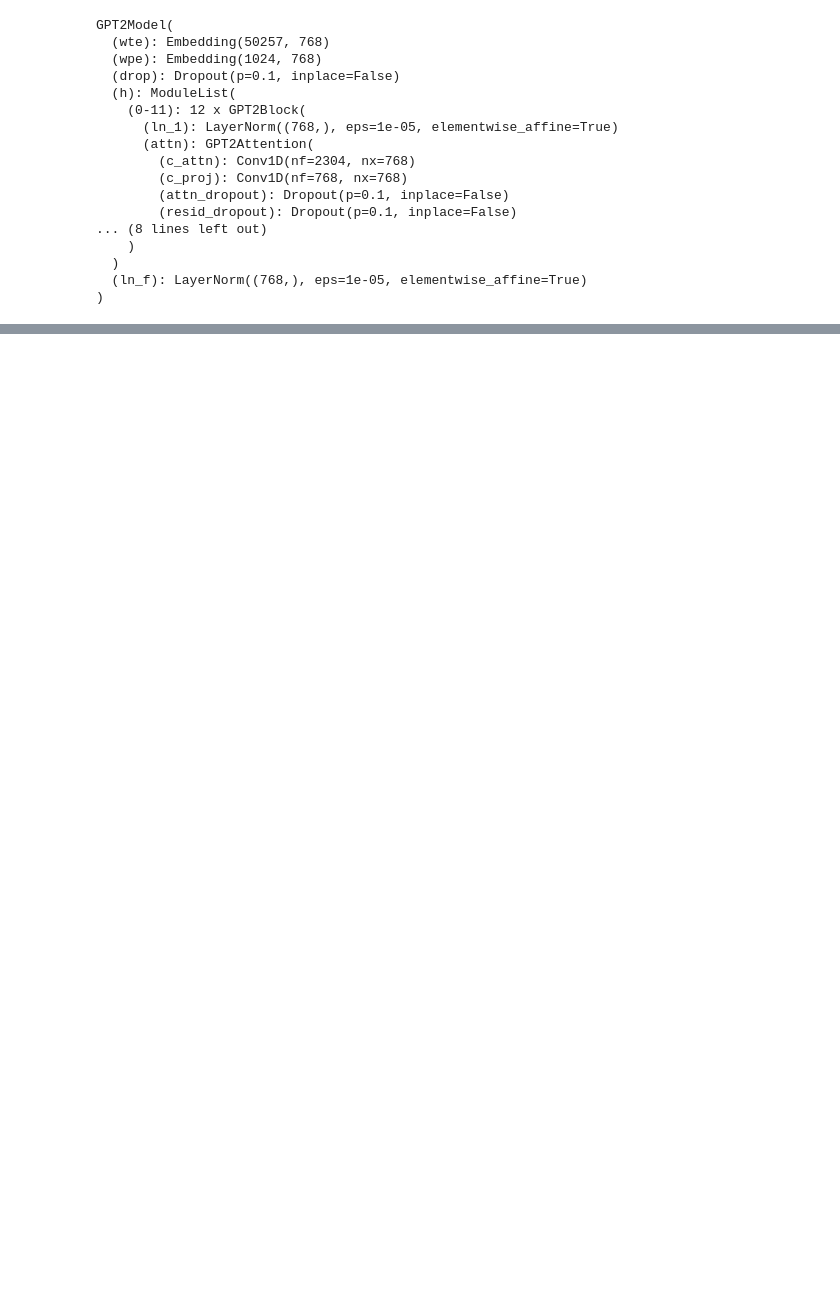
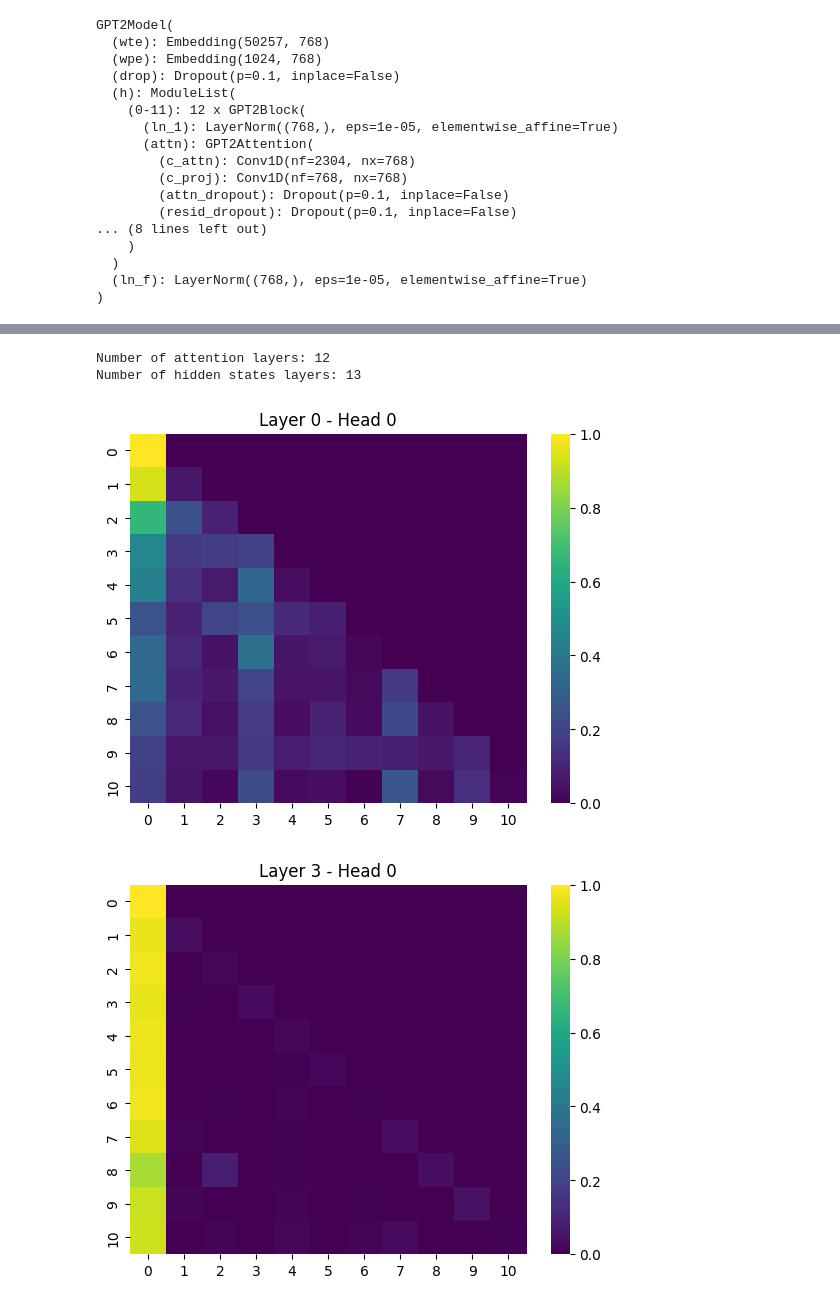
Before and after one commit to Badaszz/LLM_Grind, a Jupyter notebook: gpt2_analysis.ipynb, the cells around one changed output, grey strips where cells are left out. Cells and saved outputs as stored; diff of their text form; code cells hidden in the pictures; blank space fills up the shorter version.

```diff
--- a/gpt2_analysis.ipynb
+++ b/gpt2_analysis.ipynb
@@ -1,8 +1,11 @@
 # %%
-from transformers import GPT2Model
+from transformers import GPT2Model, GPT2Tokenizer
 import torch
 # Load pre-trained model
-model = GPT2Model.from_pretrained("gpt2")
+local_path = "models/gpt2"
+
+tokenizer = GPT2Tokenizer.from_pretrained(local_path)
+model = GPT2Model.from_pretrained(local_path, output_attentions=True, output_hidden_states=True)
 
 # Architecture summary
 print(model)
@@ -35,13 +38,26 @@ make_dot(outputs, params=dict(model.named_parameters()))
-# %%
-from transformers import GPT2Model, GPT2Tokenizer
-
-model_name = "gpt2"
-model.save_pretrained("models/gpt2")
-
-# Load model and tokenizer
-tokenizer = GPT2Tokenizer.from_pretrained(model_name)
-
-
-# Save locally
-
-tokenizer.save_pretrained("C:/Users/YourUserName/models/gpt2")
+# %%
+text = "Robotics is shaping the future. It is amazing."
+inputs = tokenizer(text, return_tensors="pt")
+
+outputs = model(**inputs)
+attentions = outputs.attentions        # list of (batch, heads, seq_len, seq_len)
+hidden_states = outputs.hidden_states  # list of (batch, seq_len, hidden_dim)
+print(f"Number of attention layers: {len(attentions)}")
+print(f"Number of hidden states layers: {len(hidden_states)}")
+# %% [output]
+Number of attention layers: 12
+Number of hidden states layers: 13
+# %%
+# Visualize attention
+
+import seaborn as sns
+import matplotlib.pyplot as plt
+
+for layer in [0, 3, 6, 9]:
+    head_attn = attentions[layer][0, 0].detach().numpy()
+    sns.heatmap(head_attn, cmap="viridis")
+    plt.title(f"Layer {layer} - Head 0")
+    plt.show()
+# %% [output]
+[figure, added]
+[figure, added]
```
Also changed, not shown: parts of 3 cells of this notebook, 1 other file.
